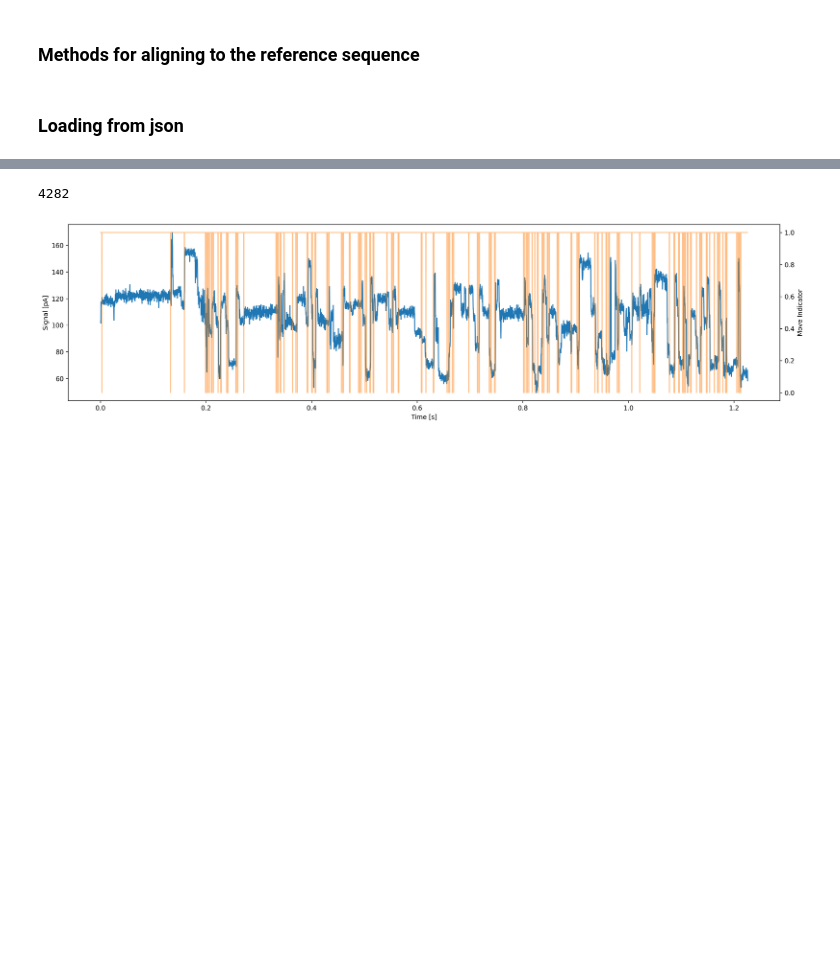
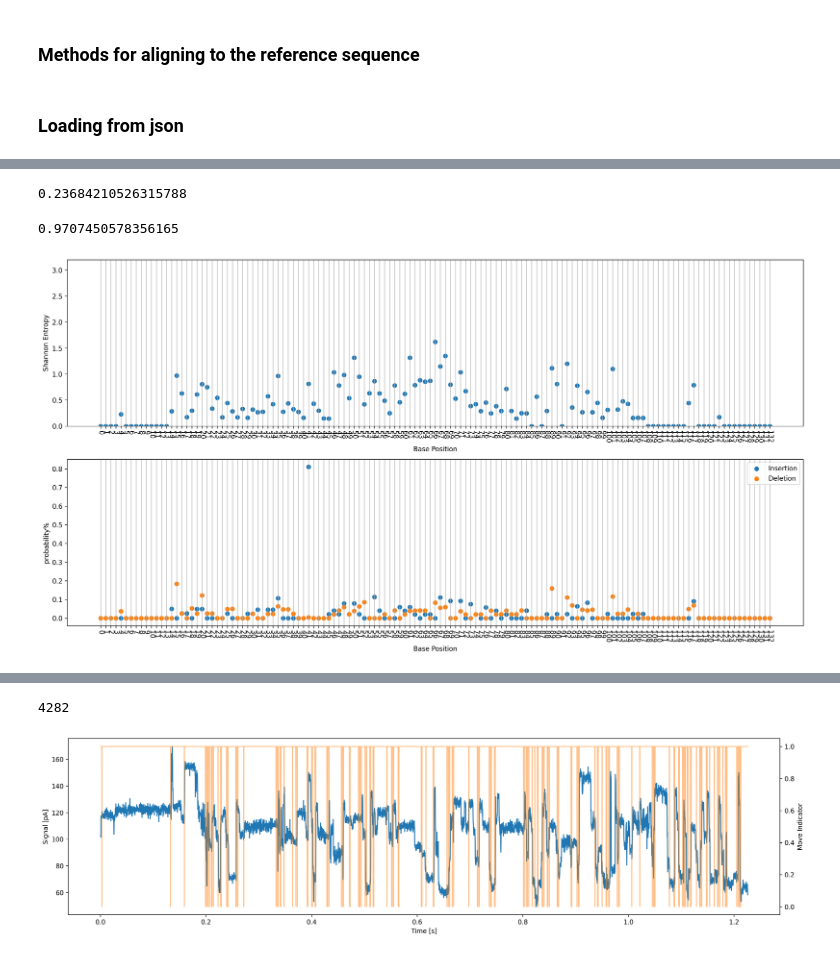
Before and after one commit to Marchand-Lab-Capstone/XenoFind, a Jupyter notebook: lib/xf_prelims/notebooks/raw_signal_mapping.ipynb, the cells around one changed output, grey strips where cells are left out. Saved outputs shown, nothing was run; the diff lists cells and outputs as text; code cells hidden in the pictures; blank space fills up the shorter version.

Commit message:
Feature extraction begins

```diff
--- a/lib/xf_prelims/notebooks/raw_signal_mapping.ipynb
+++ b/lib/xf_prelims/notebooks/raw_signal_mapping.ipynb
@@ -460,3 +418,0 @@ ref seq:    AGTACTAATTTTTTTCGATATGGACTTTGGTAACTTCCTGCGTGATCAGTCAGCTACTGCTGATAGGG
-# %%
-for i in range(len(op_signals)):
-    print(op_signals[i])
@@ -533,0 +419,12 @@ NameError: name 'cons_df' is not defined
+# %%
+def extract_coordinate_data(alignment_data):
+    df = pd.DataFrame(alignment_data.to_list(), columns=['bases','qualities','signals'])
+    base_coordinate_df = pd.DataFrame(list(df['bases']))
+    qual_coordinate_df = pd.DataFrame(list(df['qualities']))
+    signal_coordinate_df = pd.DataFrame(list(df['signals']))
+    del(df)
+    data_out = [base_coordinate_df, qual_coordinate_df, signal_coordinate_df]
+    del(base_coordinate_df)
+    del(qual_coordinate_df)
+    del(signal_coordinate_df)
+    return data_out
@@ -533,0 +568,36 @@ NameError: name 'cons_df' is not defined
+# %%
+# base-based features, base_probs is 6 but lets just look at insertions and deletions
+data_coordinate_list = extract_coordinate_data(read_alignment_df['alignment_data'])
+base_probs = calc_base_probs(data_coordinate_list[0])
+mismatch_probs = mismatch_prob(data_coordinate_list[0], ref_seq)
+insertion_percent = base_probs['+']
+deletion_percent = base_probs['-']
+shentropy_series = shannon_entropies(base_probs)
+# %%
+mismatch_probs[15]
+# %% [output]
+0.23684210526315788
+# %%
+shentropy_series[15]
+# %% [output]
+0.9707450578356165
+# %%
+base_indexes = list(map(str, list(shentropy_series.index)))
+entropy = list(shentropy_series.values)
+fig, ax = plt.subplots(2, 1, figsize = (20, 10), dpi = 300)
+ax[0].scatter(base_indexes, entropy)
+ax[0].grid(axis="x")
+ax[0].set_ylim(0, 3.2)
+ax[0].set_xlabel('Base Position')
+ax[0].set_ylabel('Shannon Entropy')
+ax[0].tick_params(axis='x',labelrotation=-90)
+
+ax[1].scatter(base_indexes, insertion_percent)
+ax[1].scatter(base_indexes, deletion_percent)
+ax[1].grid(axis="x")
+ax[1].set_xlabel('Base Position')
+ax[1].set_ylabel('probability%')
+ax[1].legend(['Insertion','Deletion'] )
+ax[1].tick_params(axis='x',labelrotation=-90)
+# %% [output]
+[figure, added]
```
Also changed, not shown: parts of 36 cells of this notebook, 1 other file.
